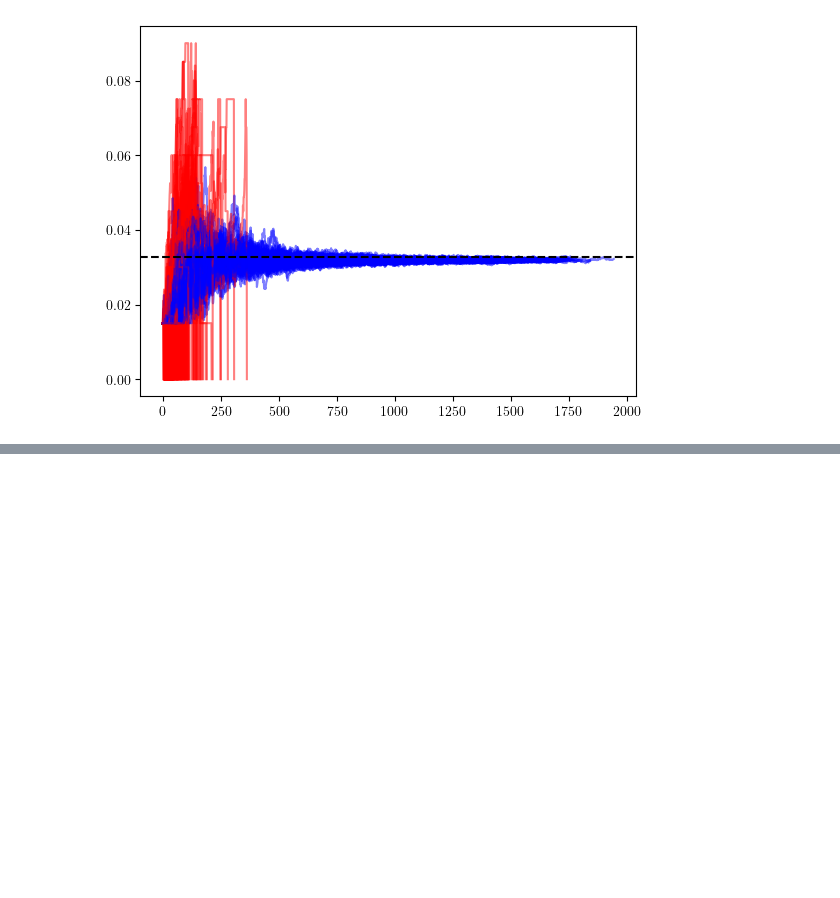
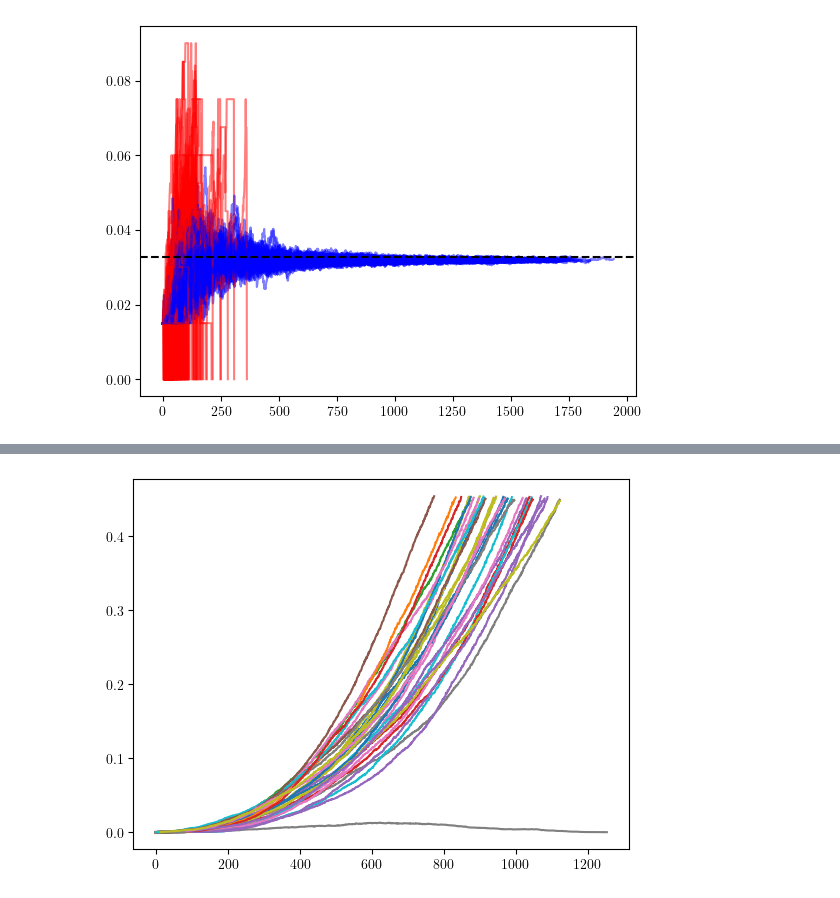
Before and after one commit to francescozambelli/CancerEvo, a Jupyter notebook: notebooks/analysis.ipynb, the cells around one changed output, grey strips where cells are left out. Drawn from its saved outputs; the diff is of its cells as text; code cells hidden in the pictures; blank space fills up the shorter version.

```diff
--- a/notebooks/analysis.ipynb
+++ b/notebooks/analysis.ipynb
@@ -262,0 +268,7 @@ plt.scatter(stabl['rmax_norm'], pdeath(stabl['stable_dmu']*10))
+# %%
+ens = load_ensemble("ensemble_results")
+# %%
+for i in range(100):
+    plt.plot(ens[1][i]["tumor_density"])
+# %% [output]
+[figure, added]
```
Also changed, not shown: parts of 2 cells of this notebook, 7 other files.
